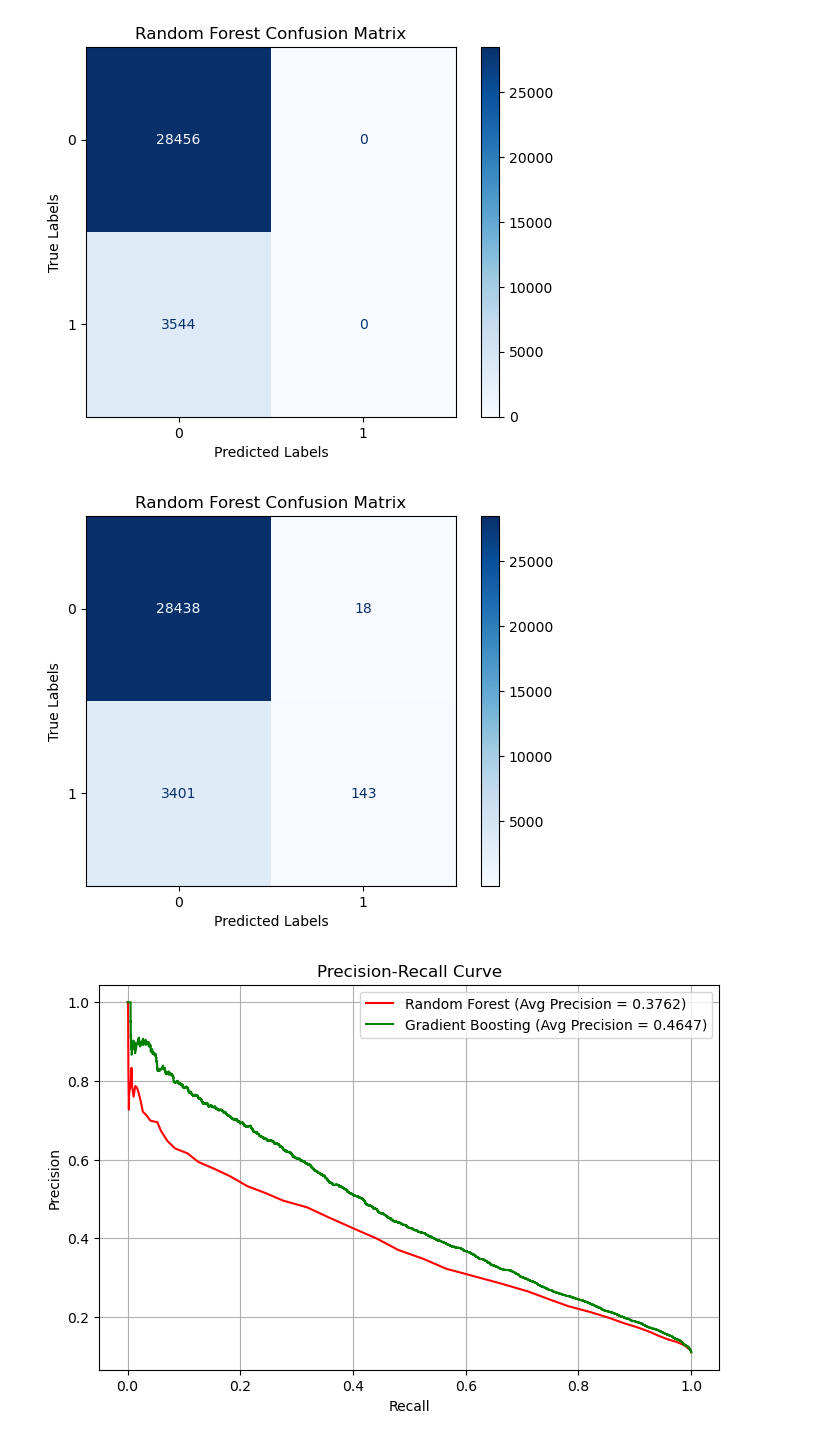
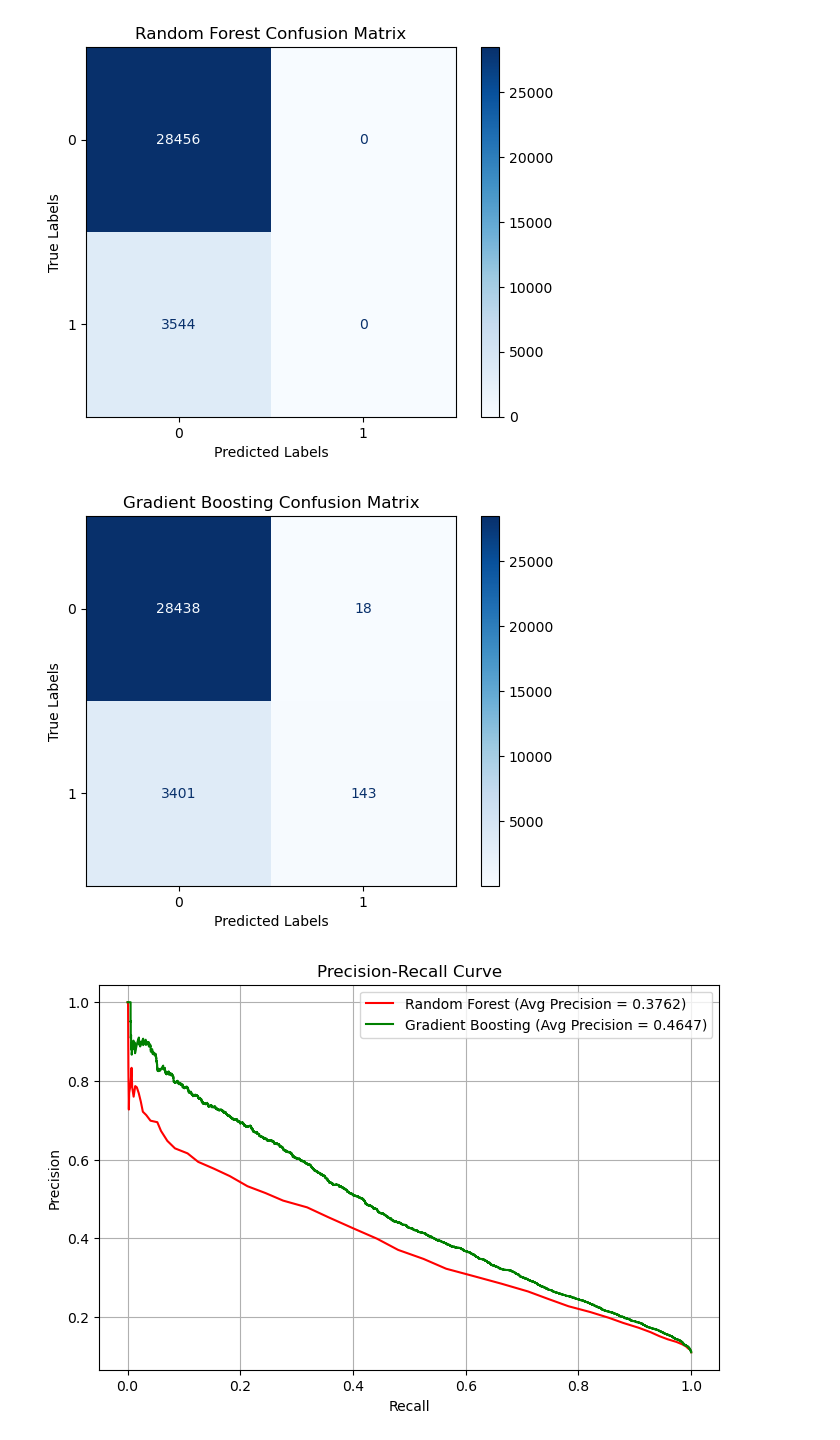
Before and after one commit to tkavi/Credit_Card_Fraud_Detection, a Jupyter notebook: CC_Fraud_RF_GB.ipynb, the cells around one changed output. Drawn from its saved outputs; the diff is of its cells as text; code cells hidden in the pictures.

```diff
--- a/CC_Fraud_RF_GB.ipynb
+++ b/CC_Fraud_RF_GB.ipynb
@@ -200,19 +200,19 @@ plt.show()
 # %%
 # Confusion Matrix for Gradient Boosting
 gb_cm = confusion_matrix(y_test, gb_y_pred)
 
 # Plot for confusion matrix (regular - '0', fradulent - '1')
 ConfusionMatrixDisplay(confusion_matrix=gb_cm, display_labels=[0, 1]).plot(
     cmap='Blues',
     colorbar=True)
 
-plt.title('Random Forest Confusion Matrix')
+plt.title('Gradient Boosting Confusion Matrix')
 plt.xlabel('Predicted Labels')
 plt.ylabel('True Labels')
 plt.grid(False)
 plt.show()
 # %% [output]
-[figure, old version]
+[figure, new version]
 # %%
 # Predict probabilities for positive class (class 1)
 rf_y_prob = rf_classifier.predict_proba(X_test)[:, 1]
```
